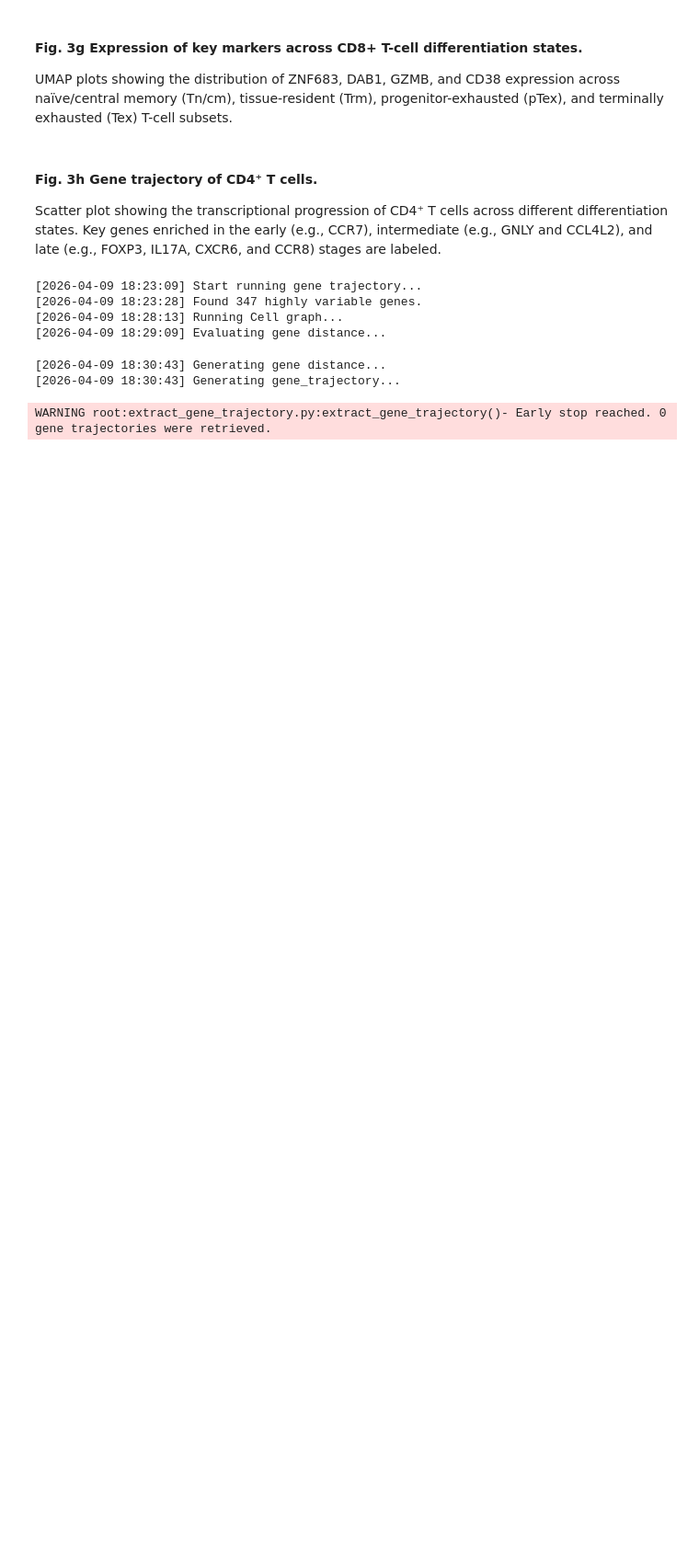
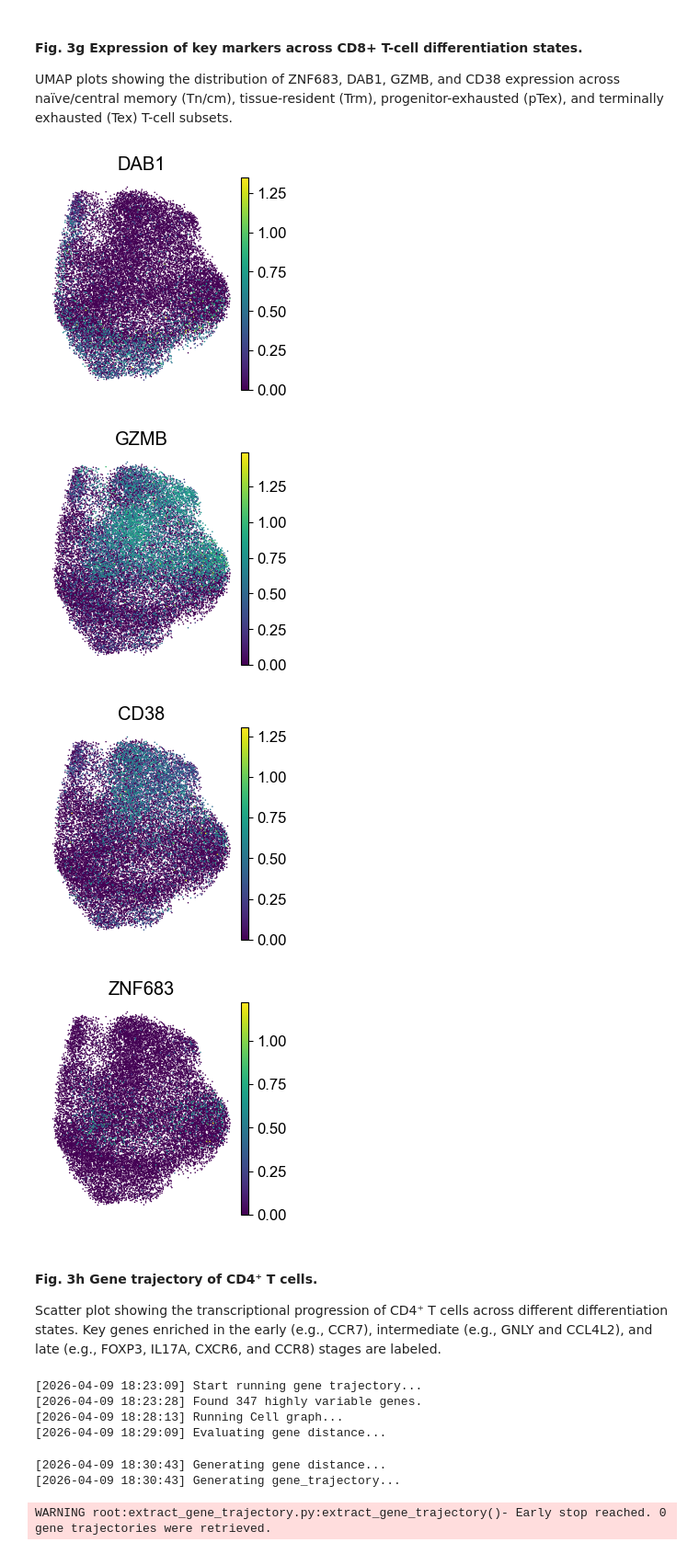
Before and after one commit to lyotvincent/ENKTCL-analysis, a Jupyter notebook: Figure3.ipynb, the cells around one changed output. Shown at 92% size. Saved outputs shown, nothing was run; the diff lists cells and outputs as text; code cells hidden in the pictures; blank space fills up the shorter version.

```diff
--- a/Figure3.ipynb
+++ b/Figure3.ipynb
@@ -518,15 +520,20 @@ UMAP plots showing the distribution of ZNF683, DAB1, GZMB, and CD38 expression a
 # %%
 for gene in ['DAB1', 'GZMB', 'CD38', 'ZNF683']:
   fig, ax = plt.subplots(1, 1, figsize=(3, 3))
   palette = sns.color_palette("pastel", 5)
-  sc.pl.umap(adata_T, color=[gene],palette=['darkred', 'lightgray'], size=5, ax=ax, show=False)
+  sc.pl.umap(adata_CD8T, color=[gene],palette=['darkred', 'lightgray'], size=5, ax=ax, show=False)
   ax.spines['right'].set_visible(False)
   ax.spines['top'].set_visible(False)
   ax.spines['left'].set_visible(False)
   ax.spines['bottom'].set_visible(False)
   ax.set_xlabel("")
   ax.set_ylabel("")
   fig.savefig(f'{figPath}/Fig3g-{gene}.png', dpi=150, bbox_inches='tight')
+# %% [output]
+[figure, added]
+[figure, added]
+[figure, added]
+[figure, added]
 # %% [markdown]
 #### **Fig. 3h** Gene trajectory of CD4⁺ T cells.
 Scatter plot showing the transcriptional progression of CD4⁺ T cells across different differentiation states. Key genes enriched in the early (e.g., CCR7), intermediate (e.g., GNLY and CCL4L2), and late (e.g., FOXP3, IL17A, CXCR6, and CCR8) stages are labeled.
```
Also changed, not shown: parts of 3 cells of this notebook, 1 other file.
